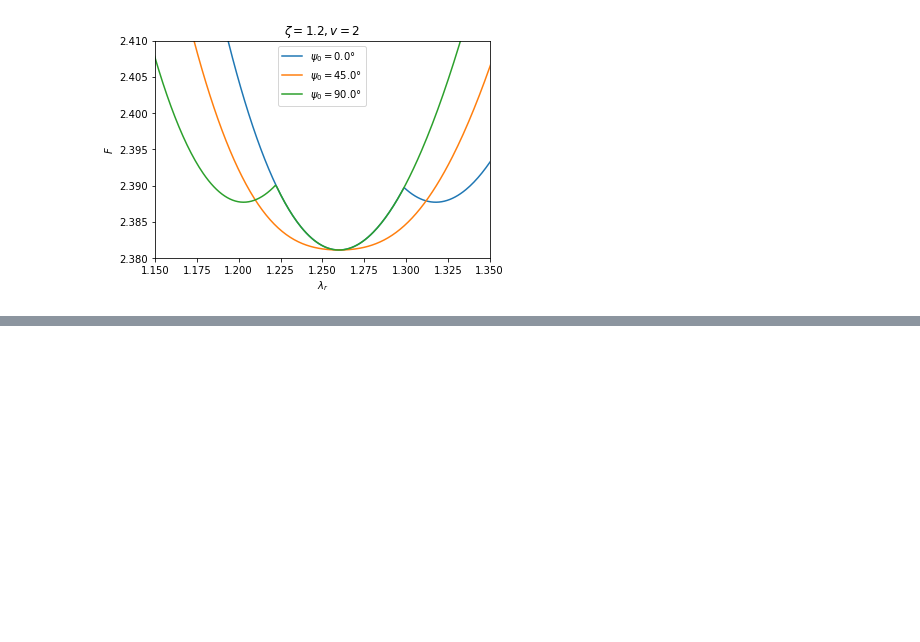
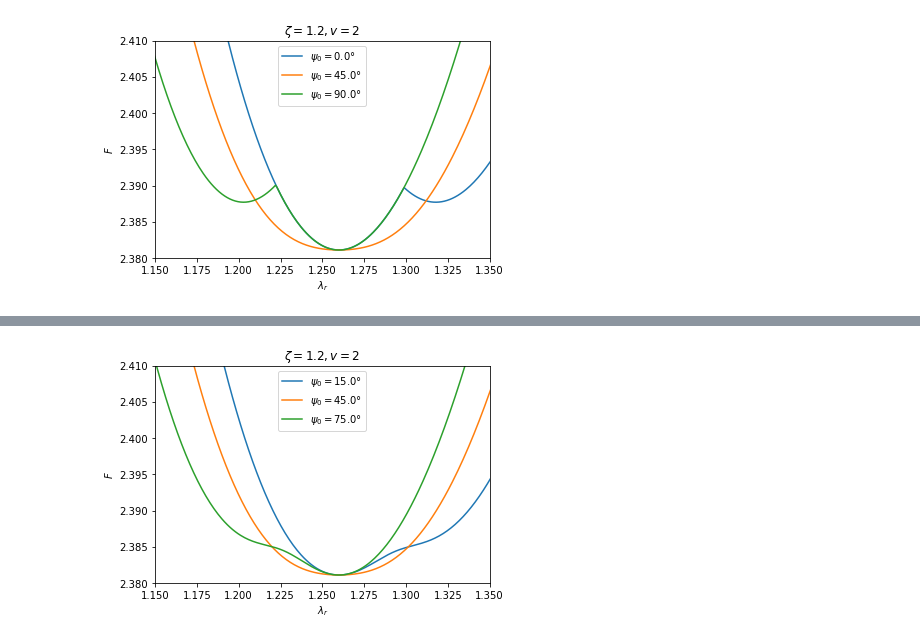
Before and after one commit to gouwsxander/hydrated-liquid-crystal-elastomers, a Jupyter notebook: Free energy minimization/plot_free_energy.ipynb, the cells around one changed output, grey strips where cells are left out. Saved outputs shown, nothing was run; the diff lists cells and outputs as text; code cells hidden in the pictures; blank space fills up the shorter version.

```diff
--- a/Free energy minimization/plot_free_energy.ipynb
+++ b/Free energy minimization/plot_free_energy.ipynb
@@ -162,0 +185,11 @@ plt.show()
+# %%
+psi_0_around_45 = np.array([15, 45, 75]) * np.pi / 180
+
+plot_reduced_free_energy_vs_lambda_r_vary_psi_0(lambda_r_array_close, psi_0_around_45, 2, 1.2)
+
+plt.xlim(1.15, 1.35)
+plt.ylim(2.38, 2.41)
+
+plt.show()
+# %% [output]
+[figure, added]
```
Also changed, not shown: parts of 3 cells of this notebook.
